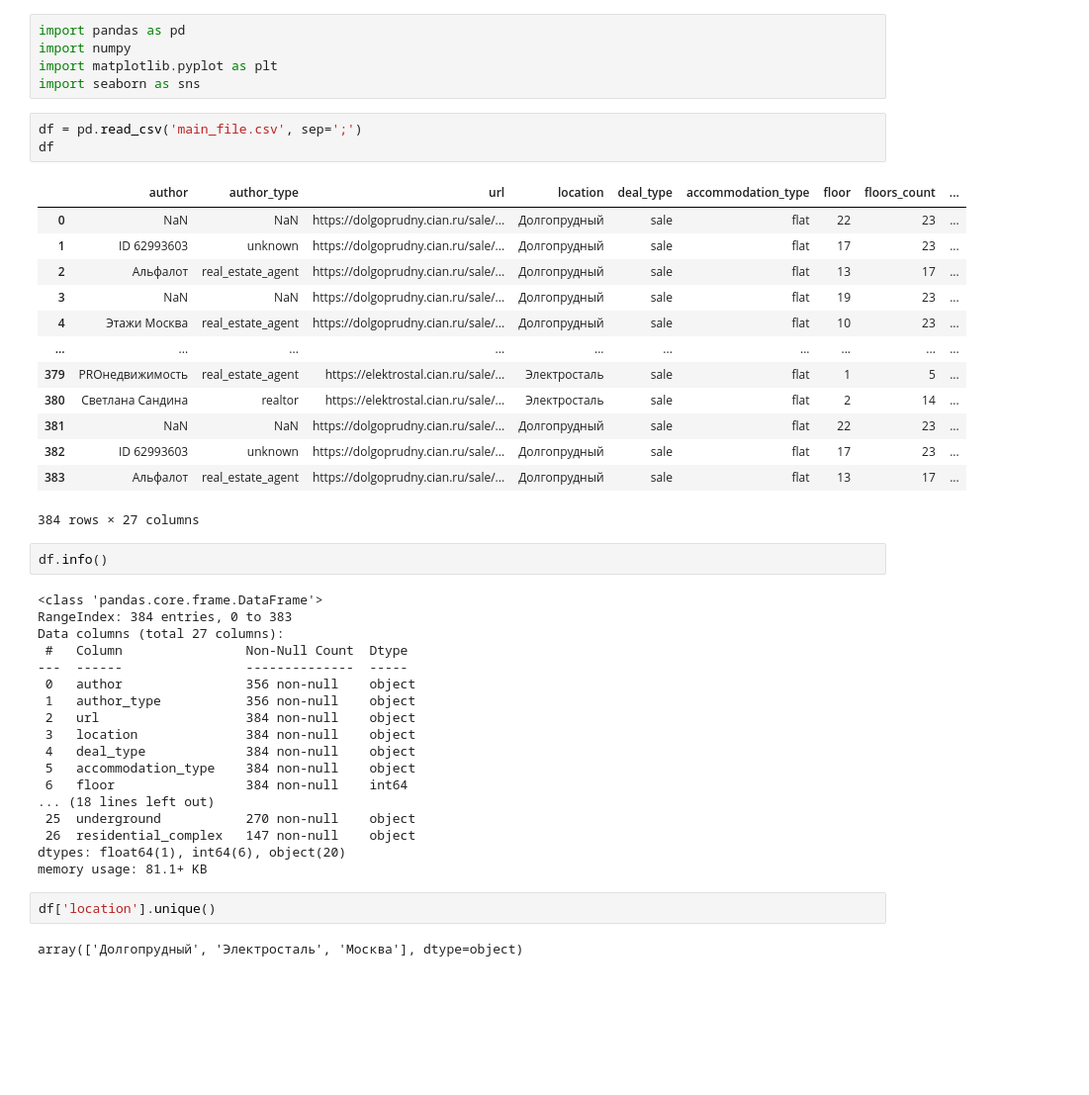
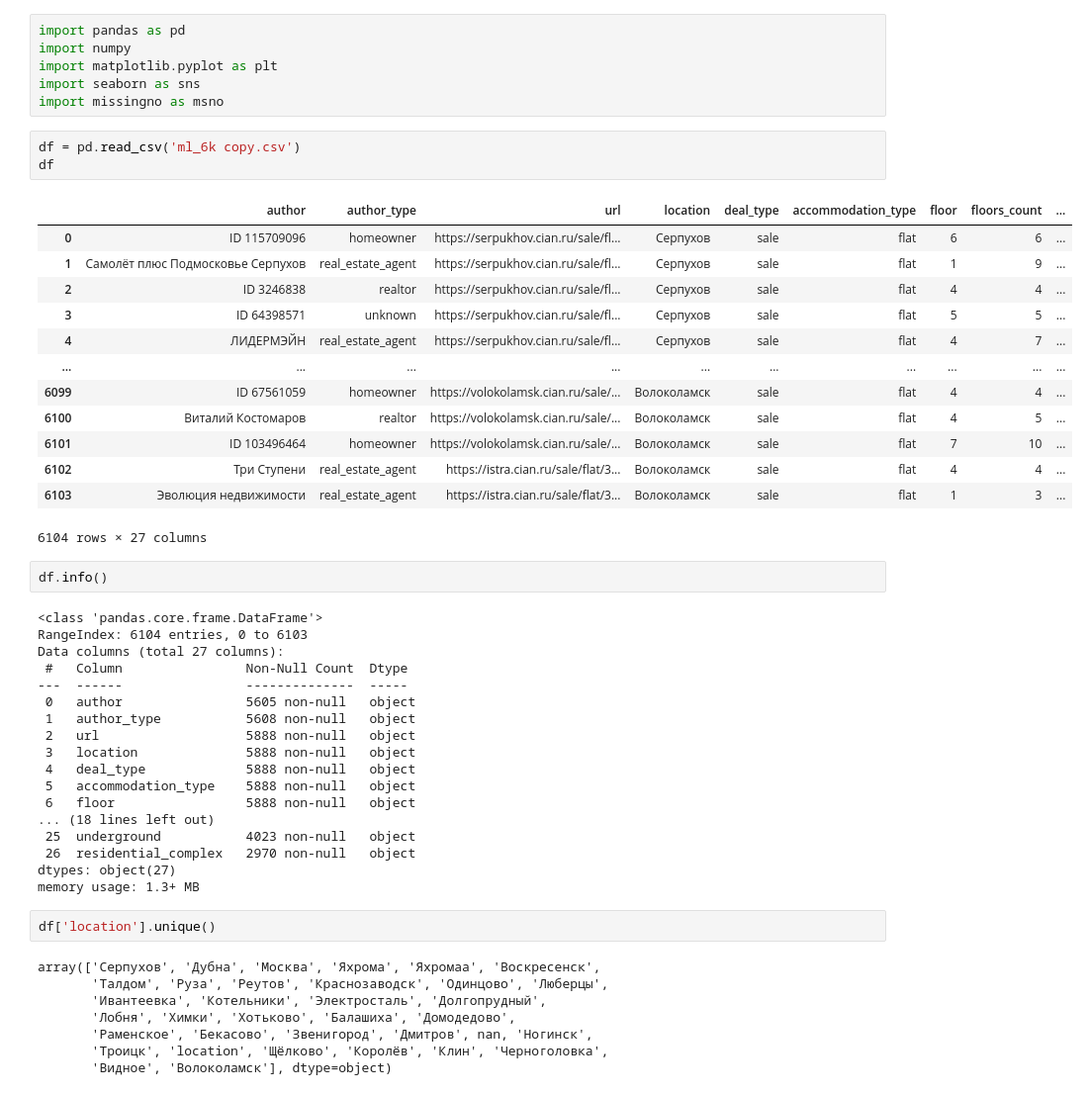
Before and after one commit to darinbtw/intensiv1, a Jupyter notebook: Untitled-1.ipynb, the cells around one changed output. Shown: that part at 99% size. Drawn from its saved outputs; the diff is of its cells as text; blank space fills up the shorter version.

```diff
--- a/Untitled-1.ipynb
+++ b/Untitled-1.ipynb
@@ -3,44 +3,51 @@ import pandas as pd
 import numpy
 import matplotlib.pyplot as plt
 import seaborn as sns
+import missingno as msno
 # %%
-df = pd.read_csv('main_file.csv', sep=';')
+df = pd.read_csv('ml_6k copy.csv')
 df
 # %% [output]
 |  | author | author_type | url | location | deal_type | accommodation_type | floor | floors_count | ... |
-| 0 | NaN | NaN | https://dolgoprudny.cian.ru/sale/... | Долгопрудный | sale | flat | 22 | 23 | ... |
-| 1 | ID 62993603 | unknown | https://dolgoprudny.cian.ru/sale/... | Долгопрудный | sale | flat | 17 | 23 | ... |
-| 2 | Альфалот | real_estate_agent | https://dolgoprudny.cian.ru/sale/... | Долгопрудный | sale | flat | 13 | 17 | ... |
-| 3 | NaN | NaN | https://dolgoprudny.cian.ru/sale/... | Долгопрудный | sale | flat | 19 | 23 | ... |
-| 4 | Этажи Москва | real_estate_agent | https://dolgoprudny.cian.ru/sale/... | Долгопрудный | sale | flat | 10 | 23 | ... |
+| 0 | ID 115709096 | homeowner | https://serpukhov.cian.ru/sale/fl... | Серпухов | sale | flat | 6 | 6 | ... |
+| 1 | Самолёт плюс Подмосковье Серпухов | real_estate_agent | https://serpukhov.cian.ru/sale/fl... | Серпухов | sale | flat | 1 | 9 | ... |
+| 2 | ID 3246838 | realtor | https://serpukhov.cian.ru/sale/fl... | Серпухов | sale | flat | 4 | 4 | ... |
+| 3 | ID 64398571 | unknown | https://serpukhov.cian.ru/sale/fl... | Серпухов | sale | flat | 5 | 5 | ... |
+| 4 | ЛИДЕРМЭЙН | real_estate_agent | https://serpukhov.cian.ru/sale/fl... | Серпухов | sale | flat | 4 | 7 | ... |
 | ... | ... | ... | ... | ... | ... | ... | ... | ... | ... |
-| 379 | PROнедвижимость | real_estate_agent | https://elektrostal.cian.ru/sale/... | Электросталь | sale | flat | 1 | 5 | ... |
-| 380 | Светлана Сандина | realtor | https://elektrostal.cian.ru/sale/... | Электросталь | sale | flat | 2 | 14 | ... |
-| 381 | NaN | NaN | https://dolgoprudny.cian.ru/sale/... | Долгопрудный | sale | flat | 22 | 23 | ... |
-| 382 | ID 62993603 | unknown | https://dolgoprudny.cian.ru/sale/... | Долгопрудный | sale | flat | 17 | 23 | ... |
-| 383 | Альфалот | real_estate_agent | https://dolgoprudny.cian.ru/sale/... | Долгопрудный | sale | flat | 13 | 17 | ... |
+| 6099 | ID 67561059 | homeowner | https://volokolamsk.cian.ru/sale/... | Волоколамск | sale | flat | 4 | 4 | ... |
+| 6100 | Виталий Костомаров | realtor | https://volokolamsk.cian.ru/sale/... | Волоколамск | sale | flat | 4 | 5 | ... |
+| 6101 | ID 103496464 | homeowner | https://volokolamsk.cian.ru/sale/... | Волоколамск | sale | flat | 7 | 10 | ... |
+| 6102 | Три Ступени | real_estate_agent | https://istra.cian.ru/sale/flat/3... | Волоколамск | sale | flat | 4 | 4 | ... |
+| 6103 | Эволюция недвижимости | real_estate_agent | https://istra.cian.ru/sale/flat/3... | Волоколамск | sale | flat | 1 | 3 | ... |
-384 rows × 27 columns
+6104 rows × 27 columns
 # %%
 df.info()
 # %% [output]
 <class 'pandas.core.frame.DataFrame'>
-RangeIndex: 384 entries, 0 to 383
+RangeIndex: 6104 entries, 0 to 6103
 Data columns (total 27 columns):
  #   Column                Non-Null Count  Dtype
 ---  ------                --------------  -----
- 0   author                356 non-null    object
- 1   author_type           356 non-null    object
- 2   url                   384 non-null    object
- 3   location              384 non-null    object
- 4   deal_type             384 non-null    object
- 5   accommodation_type    384 non-null    object
- 6   floor                 384 non-null    int64
+ 0   author                5605 non-null   object
+ 1   author_type           5608 non-null   object
+ 2   url                   5888 non-null   object
+ 3   location              5888 non-null   object
+ 4   deal_type             5888 non-null   object
+ 5   accommodation_type    5888 non-null   object
+ 6   floor                 5888 non-null   object
 ... (18 lines left out)
- 25  underground           270 non-null    object
- 26  residential_complex   147 non-null    object
-dtypes: float64(1), int64(6), object(20)
-memory usage: 81.1+ KB
+ 25  underground           4023 non-null   object
+ 26  residential_complex   2970 non-null   object
+dtypes: object(27)
+memory usage: 1.3+ MB
 # %%
 df['location'].unique()
 # %% [output]
-array(['Долгопрудный', 'Электросталь', 'Москва'], dtype=object)
+array(['Серпухов', 'Дубна', 'Москва', 'Яхрома', 'Яхромаа', 'Воскресенск',
+       'Талдом', 'Руза', 'Реутов', 'Краснозаводск', 'Одинцово', 'Люберцы',
+       'Ивантеевка', 'Котельники', 'Электросталь', 'Долгопрудный',
+       'Лобня', 'Химки', 'Хотьково', 'Балашиха', 'Домодедово',
+       'Раменское', 'Бекасово', 'Звенигород', 'Дмитров', nan, 'Ногинск',
+       'Троицк', 'location', 'Щёлково', 'Королёв', 'Клин', 'Черноголовка',
+       'Видное', 'Волоколамск'], dtype=object)
```
Also changed, not shown: parts of 11 cells of this notebook, 3 other files.
